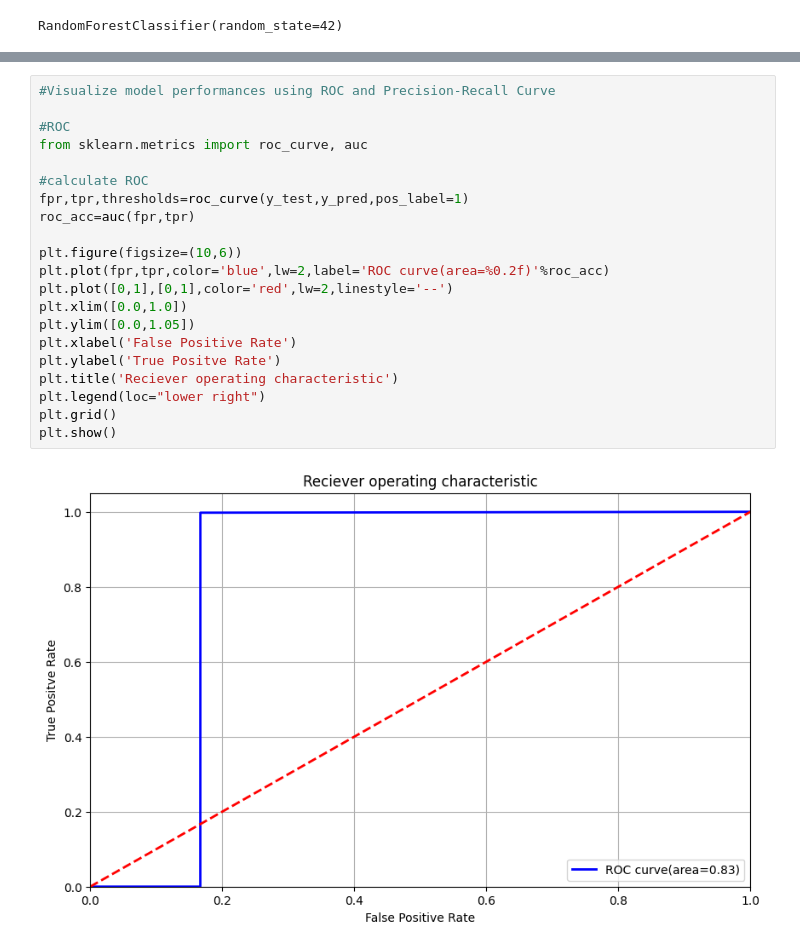
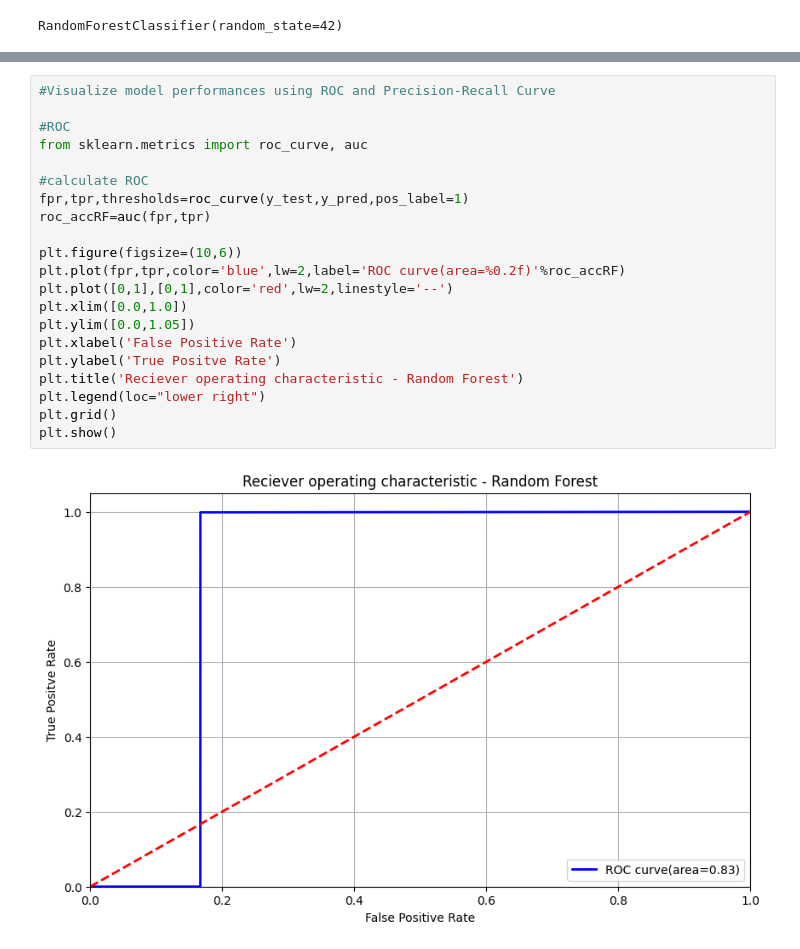
Before and after one commit to MeenaRuwandi/INCS870-Fall2024-Team4, a Jupyter notebook: incs870_team4.ipynb, the cells around one changed output, grey strips where cells are left out. Saved outputs shown, nothing was run; the diff lists cells and outputs as text.

```diff
--- a/incs870_team4.ipynb
+++ b/incs870_team4.ipynb
@@ -682,26 +695,26 @@ print(f' Accuracy of the model : {accuracy : .2f}')
 # %%
 #Visualize model performances using ROC and Precision-Recall Curve
 
 #ROC
 from sklearn.metrics import roc_curve, auc
 
 #calculate ROC
 fpr,tpr,thresholds=roc_curve(y_test,y_pred,pos_label=1)
-roc_acc=auc(fpr,tpr)
+roc_accRF=auc(fpr,tpr)
 
 plt.figure(figsize=(10,6))
-plt.plot(fpr,tpr,color='blue',lw=2,label='ROC curve(area=%0.2f)'%roc_acc)
+plt.plot(fpr,tpr,color='blue',lw=2,label='ROC curve(area=%0.2f)'%roc_accRF)
 plt.plot([0,1],[0,1],color='red',lw=2,linestyle='--')
 plt.xlim([0.0,1.0])
 plt.ylim([0.0,1.05])
 plt.xlabel('False Positive Rate')
 plt.ylabel('True Positve Rate')
-plt.title('Reciever operating characteristic')
+plt.title('Reciever operating characteristic - Random Forest')
 plt.legend(loc="lower right")
 plt.grid()
 plt.show()
 # %% [output]
-[figure, old version]
+[figure, new version]
 # %%
 #Calculate Precition-Recall curve
 from sklearn.metrics import precision_recall_curve
```
Also changed, not shown: parts of 22 cells of this notebook.
